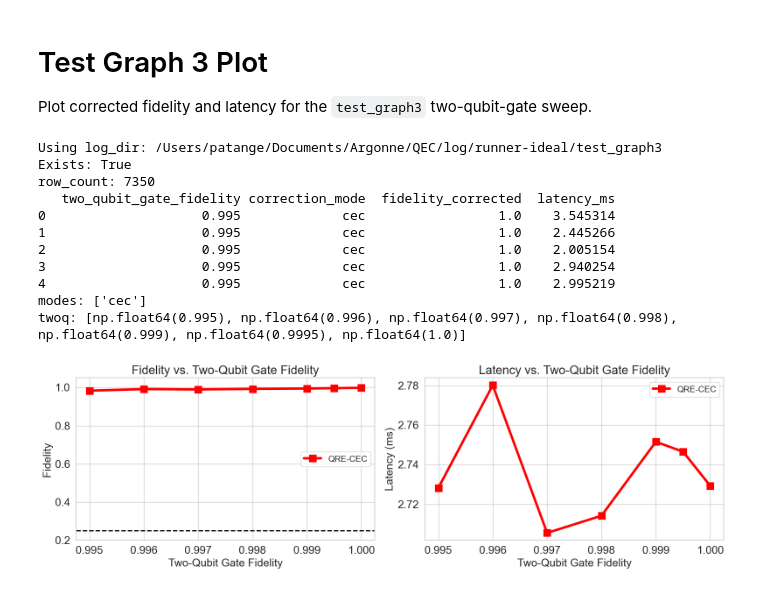
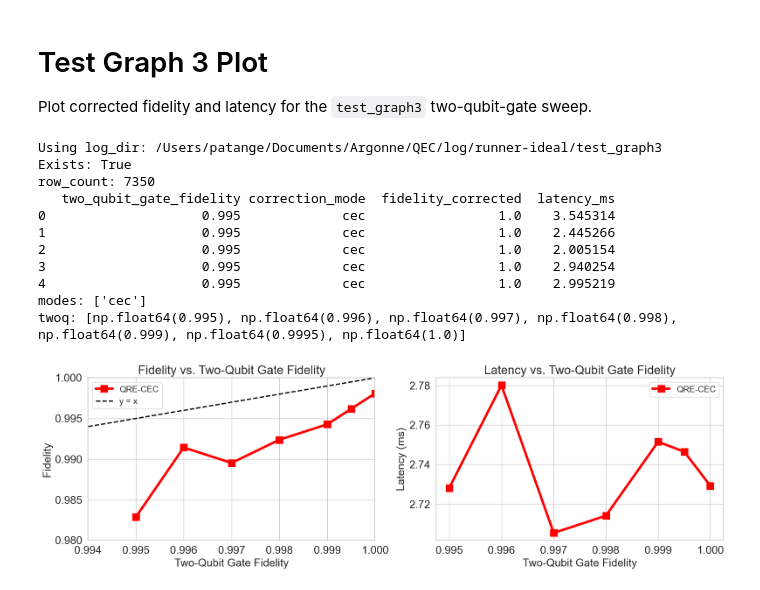
Before and after one commit to SagarPatange/QEC, a Jupyter notebook: test_plot.ipynb, the cells around one changed output. Drawn from its saved outputs; the diff is of its cells as text; code cells hidden in the pictures.

Commit message:
added y =x to plot

```diff
--- a/test_plot.ipynb
+++ b/test_plot.ipynb
@@ -151,35 +151,41 @@ else:
             label=names.get(protocol, protocol),
         )
 
+    lower = min(test_graph3_summary["two_qubit_gate_fidelity"].min(), test_graph3_summary["mean_fidelity_corrected"].min())
+    upper = max(test_graph3_summary["two_qubit_gate_fidelity"].max(), test_graph3_summary["mean_fidelity_corrected"].max())
+    ax0.plot([lower, upper], [lower, upper], color="black", linestyle="--", linewidth=2, label="y = x")
+
     ax0.set_xlabel("Two-Qubit Gate Fidelity", fontsize=18)
     ax0.set_ylabel("Fidelity", fontsize=18)
     ax0.set_title("Fidelity vs. Two-Qubit Gate Fidelity", fontsize=20)
     ax0.axhline(0.25, color="black", linestyle="--", linewidth=2, label="_nolegend_")
-    ax0.set_ylim(0.2, 1.05)
+    ax0.set_ylim(0.98, 1)
+    ax0.set_xlim(0.994, 1)
+
     ax0.tick_params(axis="both", labelsize=18)
     ax0.legend(fontsize=14)
 
     ax1.set_xlabel("Two-Qubit Gate Fidelity", fontsize=18)
     ax1.set_ylabel("Latency (ms)", fontsize=18)
     ax1.set_title("Latency vs. Two-Qubit Gate Fidelity", fontsize=20)
     ax1.tick_params(axis="both", labelsize=18)
     ax1.legend(fontsize=14)
 
     plt.tight_layout()
     plt.savefig(output_dir / "test_graph3_two_qubit_gate_sweep.png", dpi=300, bbox_inches="tight")
     plt.show()
 
     test_graph3_summary
 # %% [output]
 Using log_dir: /Users/patange/Documents/Argonne/QEC/log/runner-ideal/test_graph3
 Exists: True
 row_count: 7350
    two_qubit_gate_fidelity correction_mode  fidelity_corrected  latency_ms
 0                    0.995             cec                 1.0    3.545314
 1                    0.995             cec                 1.0    2.445266
 2                    0.995             cec                 1.0    2.005154
 3                    0.995             cec                 1.0    2.940254
 4                    0.995             cec                 1.0    2.995219
 modes: ['cec']
 twoq: [np.float64(0.995), np.float64(0.996), np.float64(0.997), np.float64(0.998), np.float64(0.999), np.float64(0.9995), np.float64(1.0)]
-[figure, old version]
+[figure, new version]
```
